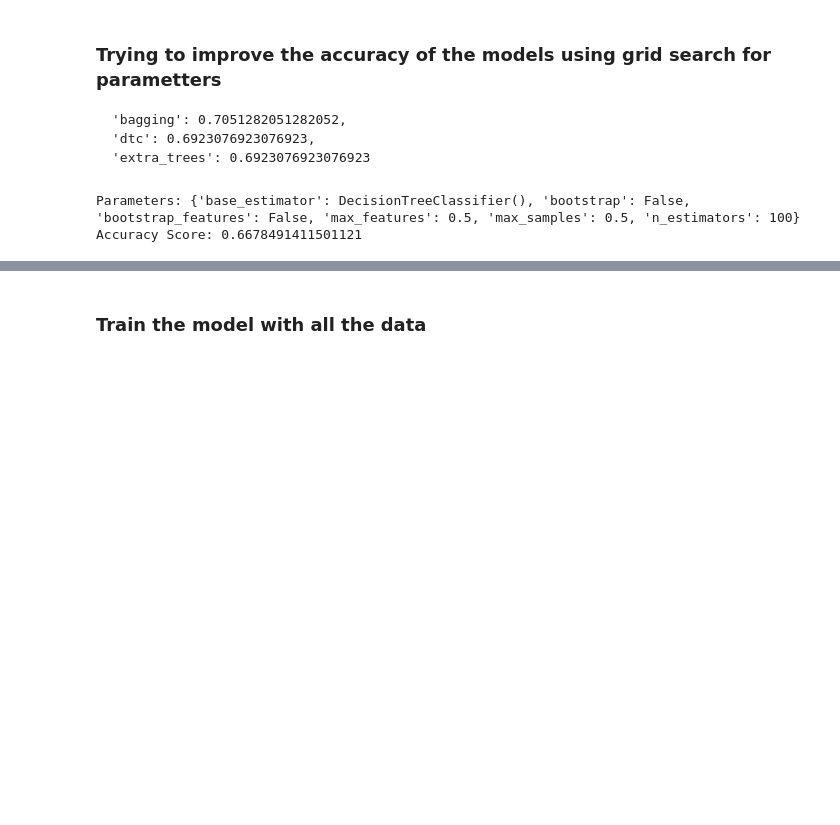
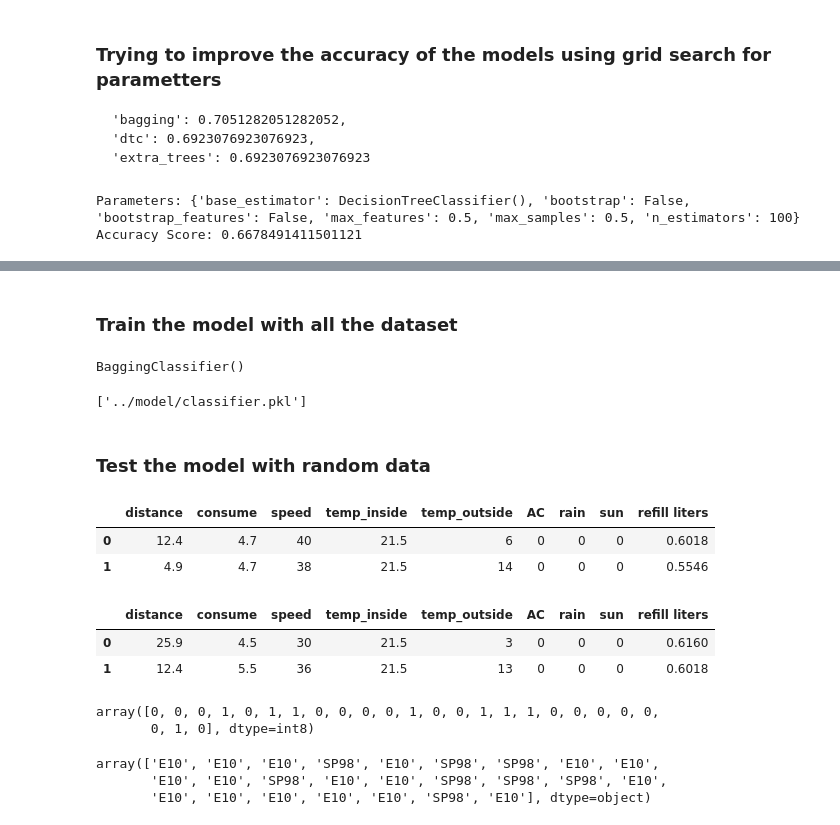
Before and after one commit to inesgcalvo/technical_challenge_DA, a Jupyter notebook: notebooks/main.ipynb, the cells around one changed output, grey strips where cells are left out. Saved outputs shown, nothing was run; the diff lists cells and outputs as text; code cells hidden in the pictures; blank space fills up the shorter version.

```diff
--- a/notebooks/main.ipynb
+++ b/notebooks/main.ipynb
@@ -409,9 +414,8 @@ Fail to reject the null hypothesis: There is not enough evidence to claim that t
 # %%
 # Turn gas type into categories
 
-df['gas_type'] = df['gas_type'].astype('category')
-
-df['gas_type_encoded'] = df['gas_type'].cat.codes
+label_encoder = LabelEncoder()
+df['gas_type_encoded'] = label_encoder.fit_transform(df['gas_type'])
 # %%
 df[['gas_type', 'gas_type_encoded']].value_counts()
 # %% [output]
@@ -550,4 +560,49 @@ print(f'Parameters: {best_params}\nAccuracy Score: {best_score}')
 # %% [markdown]
-### Train the model with all the data
+### Train the model with all the dataset
 # %%
 classifier = BaggingClassifier()
+classifier.fit(X, y)
+# %% [output]
+BaggingClassifier()
+# %%
+# Save the model and the label encoder
+
+joblib.dump(label_encoder, '../model/label_encoder.pkl')
+joblib.dump(classifier, '../model/classifier.pkl')
+# %% [output]
+['../model/classifier.pkl']
+# %% [markdown]
+### Test the model with random data
+# %%
+X_new = X.head(25)
+# %%
+# Change randomly the values
+
+display(X_new.head(2))
+
+for column in X_new.columns:
+    X_new[column] = np.random.permutation(X_new[column])
+
+display(X_new.head(2))
+# %% [output]
+|  | distance | consume | speed | temp_inside | temp_outside | AC | rain | sun | refill liters |
+| 0 | 12.4 | 4.7 | 40 | 21.5 | 6 | 0 | 0 | 0 | 0.6018 |
+| 1 | 4.9 | 4.7 | 38 | 21.5 | 14 | 0 | 0 | 0 | 0.5546 |
+|  | distance | consume | speed | temp_inside | temp_outside | AC | rain | sun | refill liters |
+| 0 | 25.9 | 4.5 | 30 | 21.5 | 3 | 0 | 0 | 0 | 0.6160 |
+| 1 | 12.4 | 5.5 | 36 | 21.5 | 13 | 0 | 0 | 0 | 0.6018 |
+# %%
+# Make predictions using the trained model
+
+predictions = classifier.predict(X_new)
+predictions
+# %% [output]
+array([0, 0, 0, 1, 0, 1, 1, 0, 0, 0, 0, 1, 0, 0, 1, 1, 1, 0, 0, 0, 0, 0,
+       0, 1, 0], dtype=int8)
+# %%
+decoded_predictions = label_encoder.inverse_transform(predictions)
+decoded_predictions
+# %% [output]
+array(['E10', 'E10', 'E10', 'SP98', 'E10', 'SP98', 'SP98', 'E10', 'E10',
+       'E10', 'E10', 'SP98', 'E10', 'E10', 'SP98', 'SP98', 'SP98', 'E10',
+       'E10', 'E10', 'E10', 'E10', 'E10', 'SP98', 'E10'], dtype=object)
```
Also changed, not shown: parts of 4 cells of this notebook, 3 other files.
